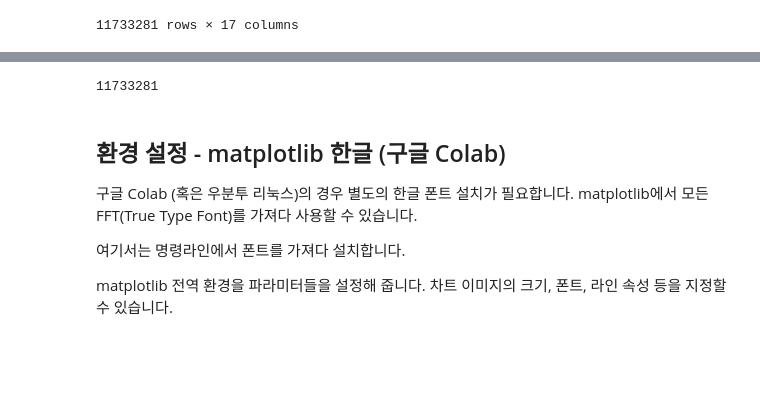
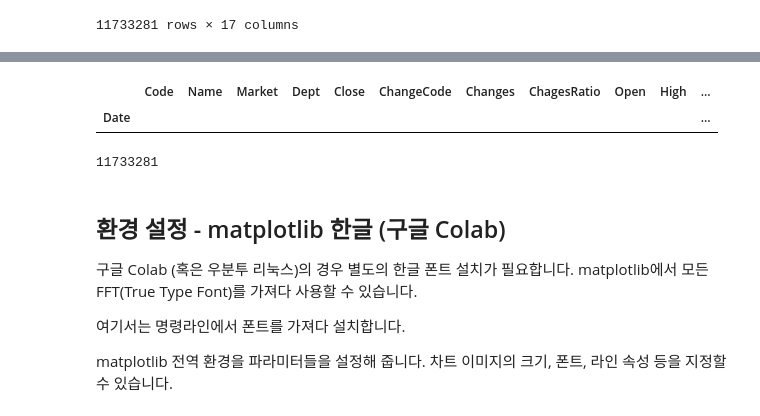
Before and after one commit to cd-hk-money/data-preprocessing, a Jupyter notebook: marcap-tutorial-04-sector-analysis.ipynb, the cells around one changed output, grey strips where cells are left out. Saved outputs shown, nothing was run; the diff lists cells and outputs as text; code cells hidden in the pictures; blank space fills up the shorter version.

```diff
--- a/marcap-tutorial-04-sector-analysis.ipynb
+++ b/marcap-tutorial-04-sector-analysis.ipynb
@@ -35,3 +56,8 @@ df_marcap
+# %%
+df_marcap.loc[(df_marcap['Code'] == '005930') & (df_marcap['ChangeCode'] == '2400')].head(20)
+# %% [output]
+|  | Code | Name | Market | Dept | Close | ChangeCode | Changes | ChagesRatio | Open | High | ... |
+| Date |  |  |  |  |  |  |  |  |  |  | ... |
 # %%
 len(df_marcap)
 # %% [output]
```
Also changed, not shown: parts of 1 cell of this notebook, 4 other files.
